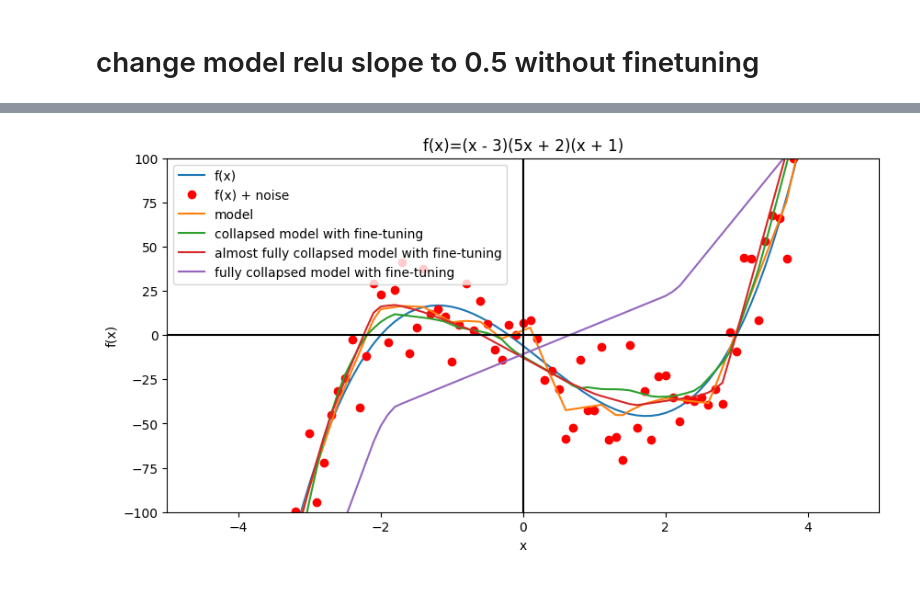
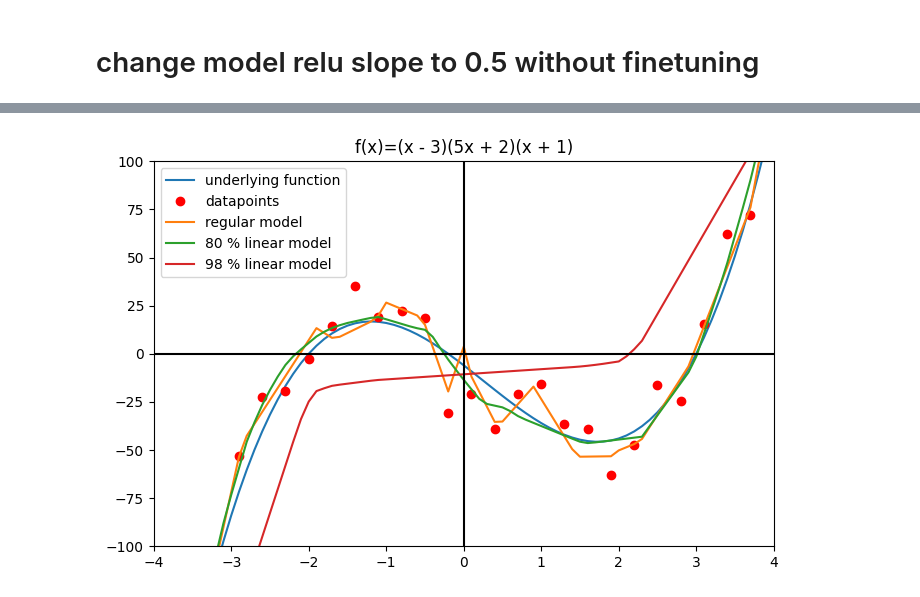
Before and after one commit to soheilzi/LayerCollapse, a Jupyter notebook: 1d_demo_visual/1d_demo_visual.ipynb, the cells around one changed output, grey strips where cells are left out. Saved outputs shown, nothing was run; the diff lists cells and outputs as text; code cells hidden in the pictures.

```diff
--- a/1d_demo_visual/1d_demo_visual.ipynb
+++ b/1d_demo_visual/1d_demo_visual.ipynb
@@ -280,6 +276,6 @@ plt.show()
 # %%
 fully_collapsed_model = copy.deepcopy(almost_fully_collapsed_model)
-fully_collapsed_model._modules['relu2'] = nn.LeakyReLU(negative_slope=nn.Parameter(torch.tensor(0.99), requires_grad=False), inplace=True)
+fully_collapsed_model._modules['relu2'] = nn.LeakyReLU(negative_slope=nn.Parameter(torch.tensor(0.98), requires_grad=False), inplace=True)
 # %%
 # finetuen collapsed model
 # define loss function and optimizer
@@ -326,20 +322,23 @@ epoch 9000, loss 4685.84423828125
 # %%
 #plot model predictions
-plt.plot(x, y, label='f(x)')
-plt.plot(x, y + noise, 'ro', label='f(x) + noise')
-plt.plot(x, model(X).detach().numpy(), label='model')
-plt.plot(x, collapsed_model(X).detach().numpy(), label='collapsed 50% model with fine-tuning')
-plt.plot(x, almost_fully_collapsed_model(X).detach().numpy(), label='almost fully collapsed 80% model with fine-tuning')
-plt.plot(x, fully_collapsed_model(X).detach().numpy(), label='fully collapsed 99% model with fine-tuning')
-plt.xlabel('x')
-plt.ylabel('f(x)')
-plt.xlim(-5, 5)
+plt.plot(x, y, label='underlying function')
+plt.plot(x[::3], y[::3] + noise[::3], 'ro', label='datapoints')
+plt.plot(x, model(X).detach().numpy(), label='regular model')
+# plt.plot(x, collapsed_model(X).detach().numpy(), label='collapsed 50% model with fine-tuning')
+plt.plot(x, almost_fully_collapsed_model(X).detach().numpy(), label='80 % linear model')
+plt.plot(x, fully_collapsed_model(X).detach().numpy(), label='98 % linear model')
+# plt.xlabel('x')
+# plt.ylabel('f(x)')
+plt.xlim(-4, 4)
 plt.ylim(-100, 100)
 # baseline
 plt.axhline(y=0, color='k')
 plt.axvline(x=0, color='k')
 plt.title('f(x)=(x - 3)(5x + 2)(x + 1)')
+# set figure size to 8x8
+plt.rcParams["figure.figsize"] = (8, 5)
+
 plt.legend()
 plt.show()
 # %% [output]
-[figure, old version]
+[figure, new version]
```
Also changed, not shown: parts of 11 cells of this notebook, 28 other files.
